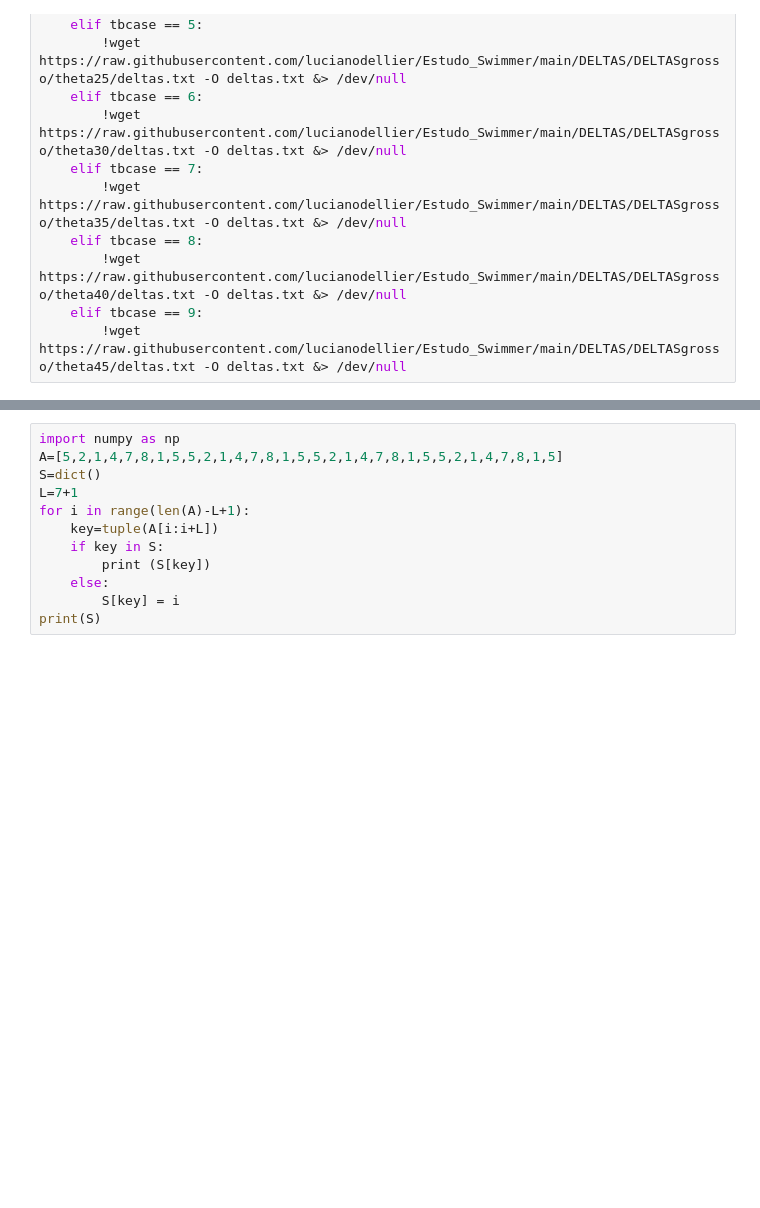
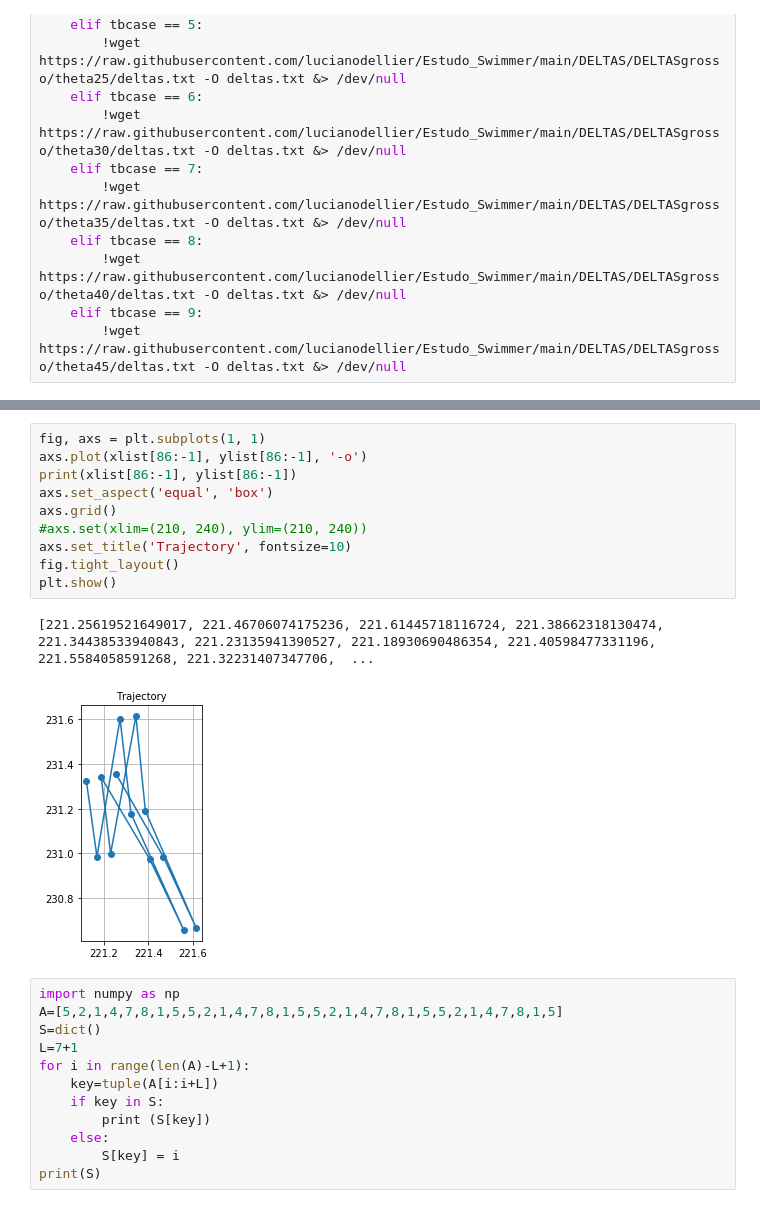
Before and after one commit to rfausas/QLswimmers, a Jupyter notebook: Estudo_Swimmer/QLAnalis_roberto.ipynb, the cells around one changed output, grey strips where cells are left out. Cells and saved outputs as stored; diff of their text form; blank space fills up the shorter version.

```diff
--- a/Estudo_Swimmer/QLAnalis_roberto.ipynb
+++ b/Estudo_Swimmer/QLAnalis_roberto.ipynb
@@ -291,3 +316,16 @@ alpha = 0.9, gamma = 0.900, dQ = 2.161195e+00, [4, 6, 7, 3, 2, 0, 4, 6, 7, 3], [
+# %%
+fig, axs = plt.subplots(1, 1)
+axs.plot(xlist[86:-1], ylist[86:-1], '-o')
+print(xlist[86:-1], ylist[86:-1])
+axs.set_aspect('equal', 'box')
+axs.grid()
+#axs.set(xlim=(210, 240), ylim=(210, 240))
+axs.set_title('Trajectory', fontsize=10)
+fig.tight_layout()
+plt.show()
+# %% [output]
+[221.25619521649017, 221.46706074175236, 221.61445718116724, 221.38662318130474, 221.34438533940843, 221.23135941390527, 221.18930690486354, 221.40598477331196, 221.5584058591268, 221.32231407347706,  ...
+[figure, added]
 # %%
 import numpy as np
 A=[5,2,1,4,7,8,1,5,5,2,1,4,7,8,1,5,5,2,1,4,7,8,1,5,5,2,1,4,7,8,1,5]
```
Also changed, not shown: parts of 6 cells of this notebook, 3 other files.
